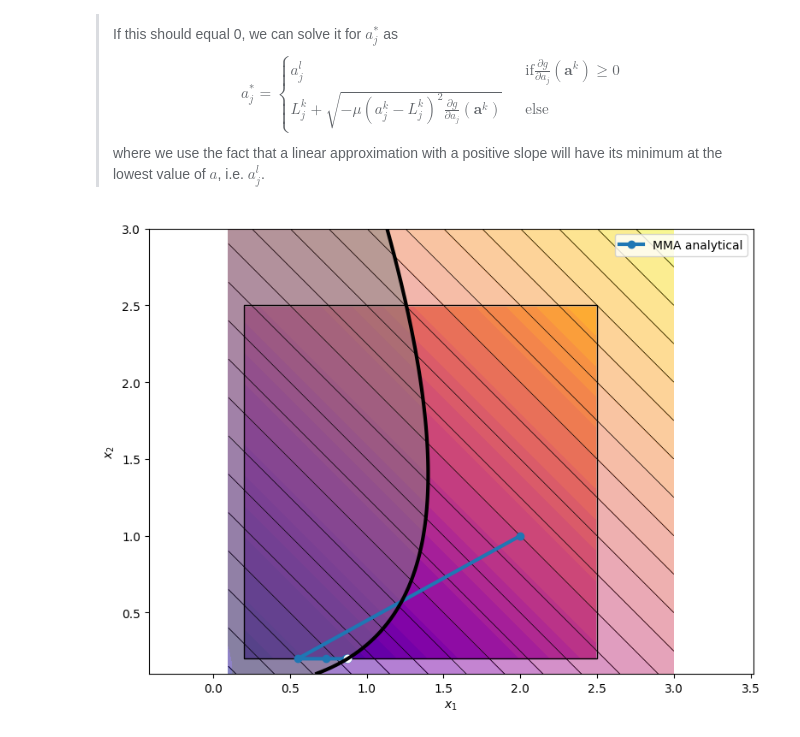
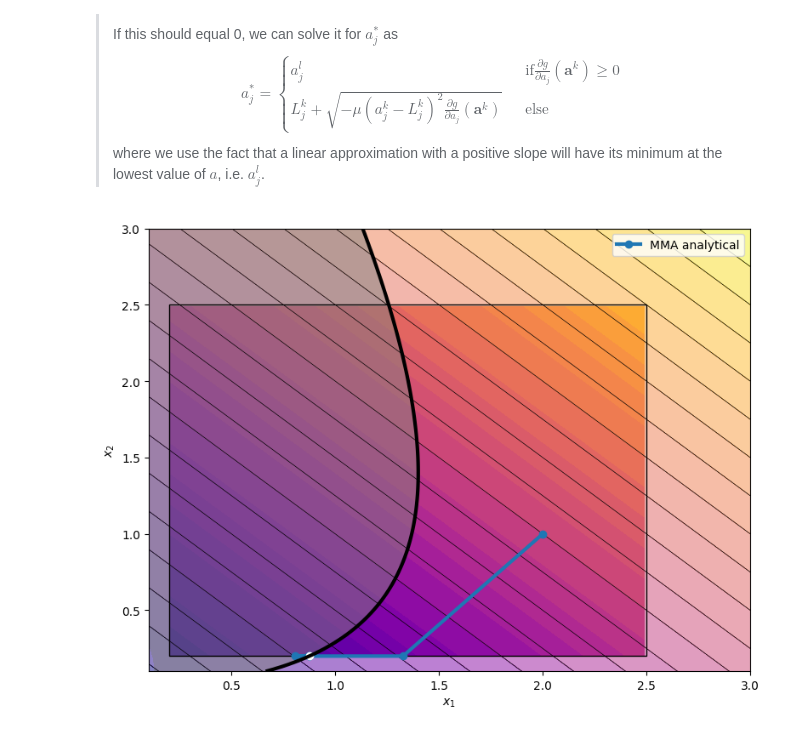
Before and after one commit to meyer-nils/structural_optimization, a Jupyter notebook: notebooks/exercise_04_approximations.ipynb, the cells around one changed output. Cells and saved outputs as stored; diff of their text form; code cells hidden in the pictures.

```diff
--- a/notebooks/exercise_04_approximations.ipynb
+++ b/notebooks/exercise_04_approximations.ipynb
@@ -441,8 +441,8 @@ for k in range(5):
         pg = gradients >= 0
         ng = gradients < 0
         a_hat[pg] = a_lower[pg]
-        a_hat[ng] = L_k[ng] + torch.sqrt(
-            -mu * (a[k][ng] - L_k[ng]) ** 2 * gradients[ng]
+        a_hat[ng] = L[k][ng] + torch.sqrt(
+            -mu * (a[k][ng] - L[k][ng]) ** 2 * gradients[ng]
         )
 
         return torch.clamp(a_hat, a_lower_k, a_upper_k)
@@ -459,15 +459,14 @@ for k in range(5):
 # %%
 # Make a plot
 plot_contours(
     aa,
     f(aa),
     paths={"MMA analytical": a},
     box=[a_lower, a_upper],
     opti=[a[-1][0], a[-1][1]],
 )
 plt.contour(a_1, a_2, g(aa), [0], colors="k", linewidths=3)
 plt.contourf(a_1, a_2, g(aa), [0, 1], colors="gray", alpha=0.5)
-plt.axis("equal")
 plt.show()
 # %% [output]
-[figure, old version]
+[figure, new version]
```
